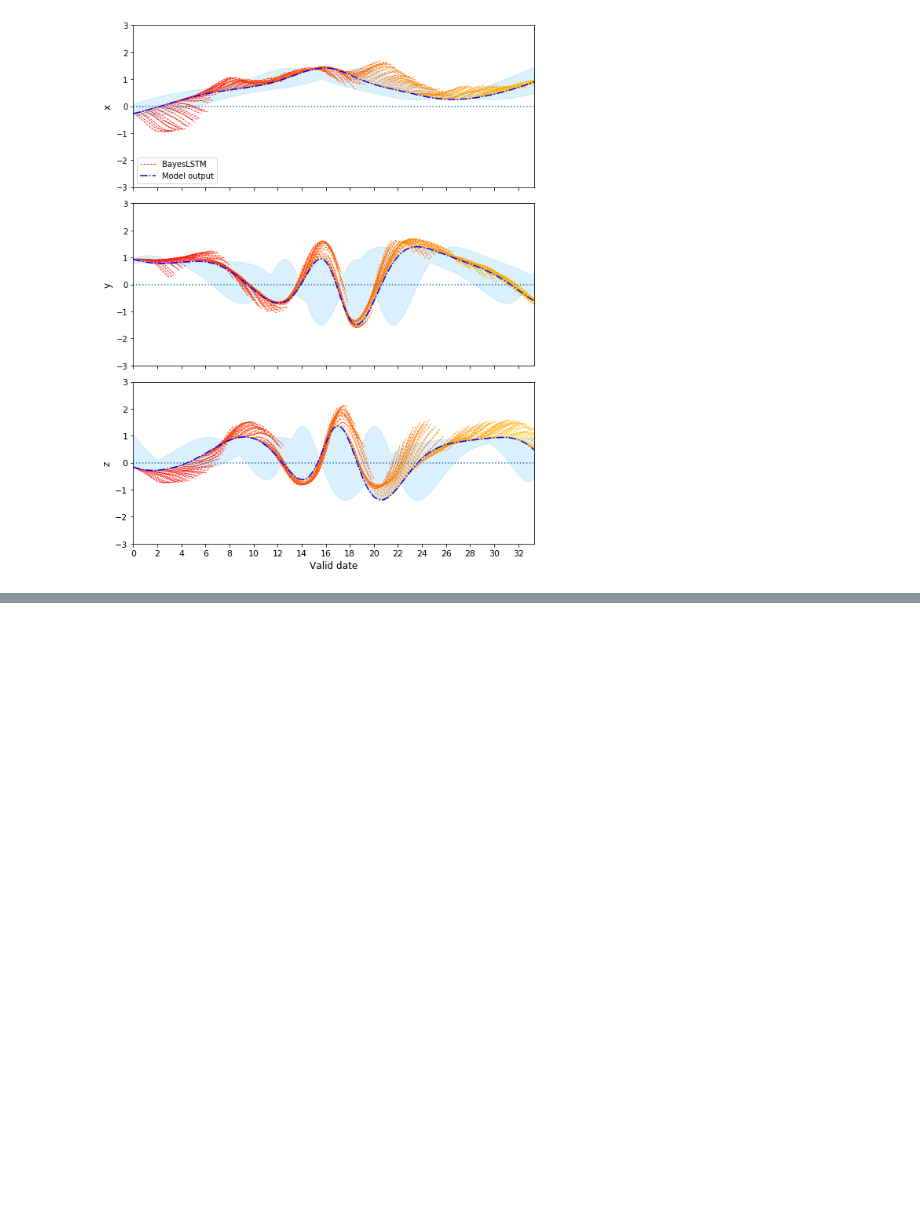
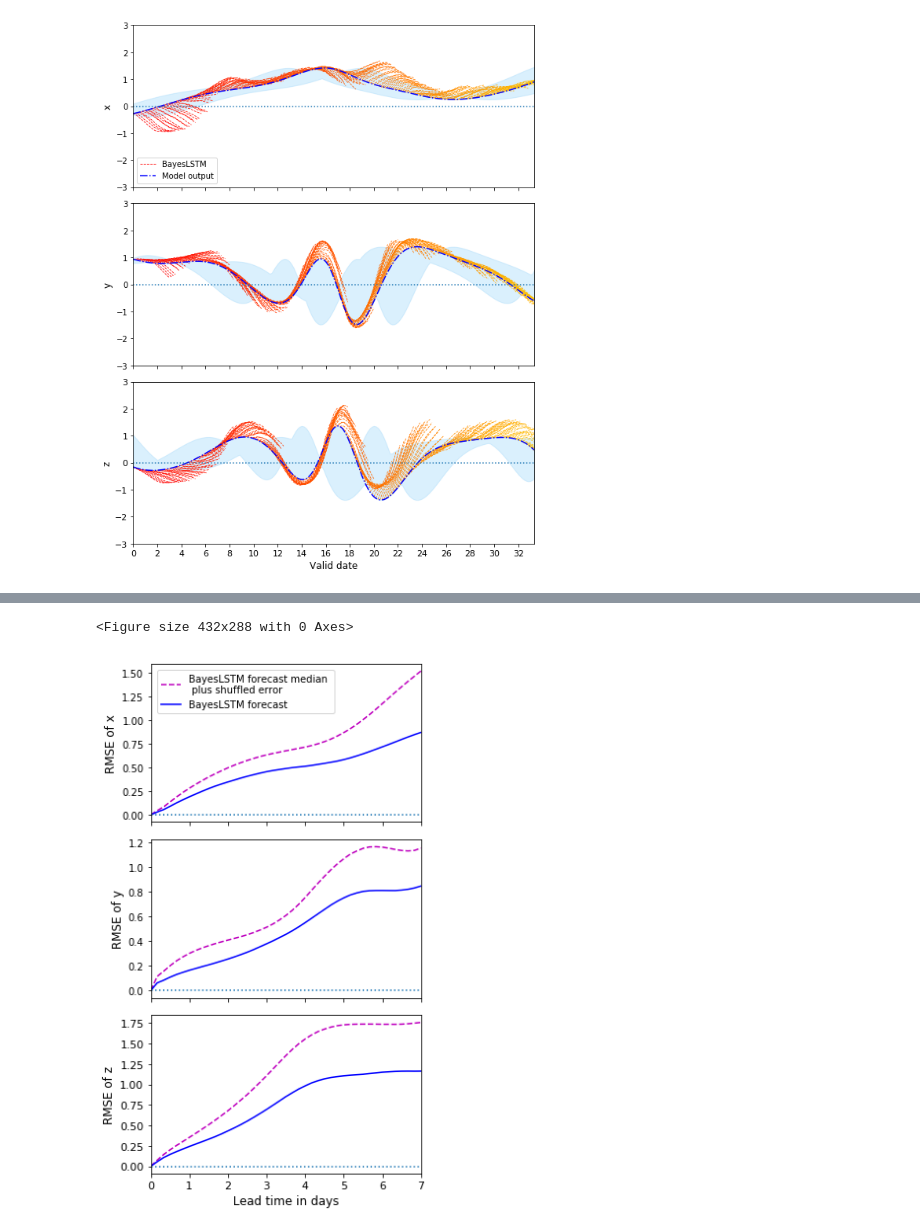
Before and after one commit to geek-yang/DeepArctic, a Jupyter notebook: BayesMap/Lorenz84/paperFigs/review/Lorens84_BayesLSTM_error_state_dependency.ipynb, the cells around one changed output, grey strips where cells are left out. Drawn from its saved outputs; the diff is of its cells as text; code cells hidden in the pictures; blank space fills up the shorter version.

```diff
--- a/BayesMap/Lorenz84/paperFigs/review/Lorens84_BayesLSTM_error_state_dependency.ipynb
+++ b/BayesMap/Lorenz84/paperFigs/review/Lorens84_BayesLSTM_error_state_dependency.ipynb
@@ -838,0 +830,58 @@ a_ex = [0.2500010 : 0.2499990] **~0.0004%**<br>
+# %%
+    ##############################################################################################################
+    ###########       Compute RMSE with given ensemble predictands and deterministic observation       ###########
+    ##############################################################################################################
+    display_upto = 42
+
+    index = np.arange(0, step_lead)
+
+    fig04 = plt.figure()
+    fig04, (ax1,ax2,ax3) = plt.subplots(3, 1, sharex=True)
+    fig04.set_size_inches(4.8, 8, forward=True)
+
+    # rmse of forecast
+    ax1.plot(np.arange(display_upto+1), rmse_bayes_median_error[:display_upto+1,0], color='m', linestyle='dashed', label='BayesLSTM forecast median \n plus shuffled error')
+    ax1.plot(np.arange(display_upto+1), rmse_bayes[:display_upto+1,0], 'b', label='BayesLSTM forecast')
+
+    ax2.plot(np.arange(display_upto+1), rmse_bayes_median_error[:display_upto+1,1], color='m', linestyle='dashed', label='BayesLSTM forecast median \n plus shuffled error')
+    ax2.plot(np.arange(display_upto+1), rmse_bayes[:display_upto+1,1], 'b', label='BayesLSTM forecast')
+
+    ax3.plot(np.arange(display_upto+1), rmse_bayes_median_error[:display_upto+1,2], color='m', linestyle='dashed', label='BayesLSTM forecast median \n plus shuffled error')
+    ax3.plot(np.arange(display_upto+1), rmse_bayes[:display_upto+1,2], 'b', label='BayesLSTM forecast')
+
+    ax1.axhline(y=0, ls = ':')
+    ax2.axhline(y=0, ls = ':')
+    ax3.axhline(y=0, ls = ':')
+
+    ax1.set_xlim(0, display_upto)
+    ax2.set_xlim(0, display_upto)
+    ax3.set_xlim(0, display_upto)
+
+    ax1.set_xticks(np.arange(0,display_upto+1,3))
+    ax2.set_xticks(np.arange(0,display_upto+1,3))
+    ax3.set_xticks(np.arange(0,display_upto+1,3))
+
+    #ax1.set_ylim(0, 0.5)
+    #ax2.set_ylim(0, 0.5)
+    #ax3.set_ylim(0, 0.5)
+
+    ax1.set_ylabel("RMSE of x", fontsize=12)
+    ax2.set_ylabel("RMSE of y", fontsize=12)
+    ax3.set_ylabel("RMSE of z", fontsize=12)
+
+    plt.xlabel("Lead time in days", fontsize=12)
+
+    plt.xticks(np.arange(0,display_upto+1,6),np.arange(0,display_upto//6+1),fontsize=11)
+    plt.yticks(fontsize=11)
+
+    ax1.legend(frameon=True, bbox_to_anchor=(0.005,0.995), prop={'size': 10.0}, loc=2)
+    #ax2.legend(frameon=True, bbox_to_anchor=(0.98,0.05), prop={'size': 7.5}, loc=4)
+    #ax3.legend(frameon=True, bbox_to_anchor=(0.995,0.03), prop={'size': 10.0}, loc=4)
+
+    plt.tight_layout()
+
+    plt.show()
+    fig04.savefig(os.path.join(output_path,'rmse_bayes_forecast_median_error.png'),dpi=150)
+# %% [output]
+<Figure size 432x288 with 0 Axes>
+[figure, added]
```
Also changed, not shown: parts of 12 cells of this notebook, 3 other files.
